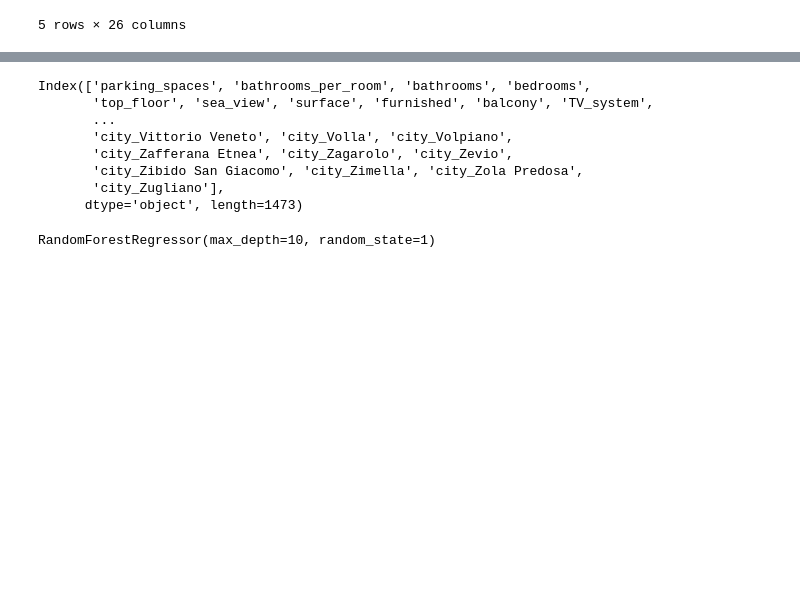
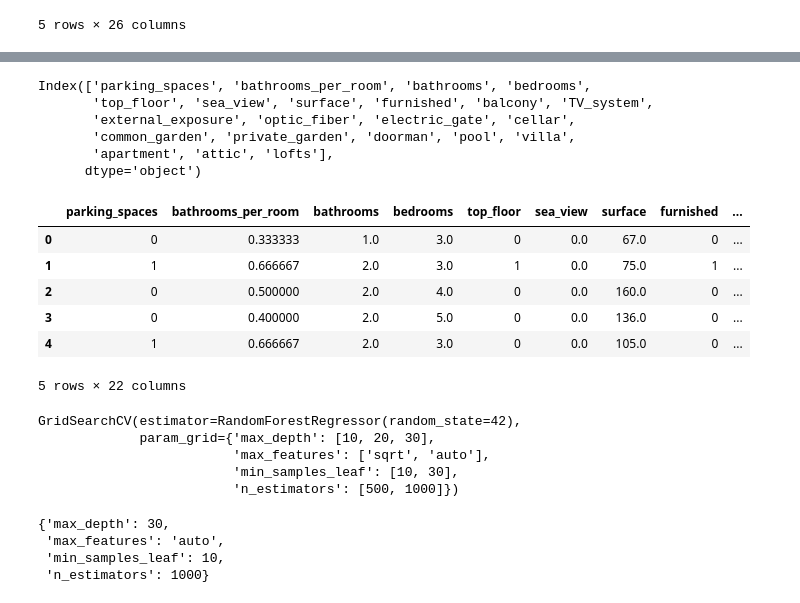
Before and after one commit to Andrewli1212/project-4, a Jupyter notebook: Italy_property.ipynb, the cells around one changed output, grey strips where cells are left out. Drawn from its saved outputs; the diff is of its cells as text; code cells hidden in the pictures; blank space fills up the shorter version.

```diff
--- a/Italy_property.ipynb
+++ b/Italy_property.ipynb
@@ -324,6 +334,6 @@ copy_df.head()
 from sklearn.model_selection import train_test_split
 from sklearn.ensemble import RandomForestRegressor
 
-X = copy_df.drop(columns=['price', 'datetime'])
+X = copy_df.drop(columns=['price', 'datetime', 'city', 'region'])
 y = copy_df['price']
 # %%
@@ -333,10 +343,18 @@ X.columns
 # %% [output]
 Index(['parking_spaces', 'bathrooms_per_room', 'bathrooms', 'bedrooms',
        'top_floor', 'sea_view', 'surface', 'furnished', 'balcony', 'TV_system',
-       ...
-       'city_Vittorio Veneto', 'city_Volla', 'city_Volpiano',
-       'city_Zafferana Etnea', 'city_Zagarolo', 'city_Zevio',
-       'city_Zibido San Giacomo', 'city_Zimella', 'city_Zola Predosa',
-       'city_Zugliano'],
-      dtype='object', length=1473)
+       'external_exposure', 'optic_fiber', 'electric_gate', 'cellar',
+       'common_garden', 'private_garden', 'doorman', 'pool', 'villa',
+       'apartment', 'attic', 'lofts'],
+      dtype='object')
+# %%
+X.head()
+# %% [output]
+|  | parking_spaces | bathrooms_per_room | bathrooms | bedrooms | top_floor | sea_view | surface | furnished | ... |
+| 0 | 0 | 0.333333 | 1.0 | 3.0 | 0 | 0.0 | 67.0 | 0 | ... |
+| 1 | 1 | 0.666667 | 2.0 | 3.0 | 1 | 0.0 | 75.0 | 1 | ... |
+| 2 | 0 | 0.500000 | 2.0 | 4.0 | 0 | 0.0 | 160.0 | 0 | ... |
+| 3 | 0 | 0.400000 | 2.0 | 5.0 | 0 | 0.0 | 136.0 | 0 | ... |
+| 4 | 1 | 0.666667 | 2.0 | 3.0 | 0 | 0.0 | 105.0 | 0 | ... |
+5 rows × 22 columns
 # %%
@@ -357,6 +375,22 @@ X_test_scaled = X_scaler.transform(X_test)
+# %%
+from sklearn.model_selection import GridSearchCV
+grid = {'max_depth': [10, 20, 30], 'min_samples_leaf': [10, 30], 'max_features': ['sqrt', 'auto'], 'n_estimators': [500, 1000]}
+r_random = RandomForestRegressor(random_state=42)
+grid_search = GridSearchCV(estimator=r_random, param_grid=grid)
+grid_search.fit(X_train, y_train)
+# %% [output]
+GridSearchCV(estimator=RandomForestRegressor(random_state=42),
+             param_grid={'max_depth': [10, 20, 30],
+                         'max_features': ['sqrt', 'auto'],
+                         'min_samples_leaf': [10, 30],
+                         'n_estimators': [500, 1000]})
+# %%
+grid_search.best_params_
+# %% [output]
+{'max_depth': 30,
+ 'max_features': 'auto',
+ 'min_samples_leaf': 10,
+ 'n_estimators': 1000}
 # %%
-rf_model = RandomForestRegressor(max_depth=10, random_state=1)
-
-rf_model.fit(X_train_scaled, y_train)
+rf_model = RandomForestRegressor(n_estimators=1000, max_depth=10, random_state=42, min_samples_leaf=100)
+rf_model = rf_model.fit(X_train, y_train)
-# %% [output]
-RandomForestRegressor(max_depth=10, random_state=1)
```
Also changed, not shown: parts of 24 cells of this notebook.
